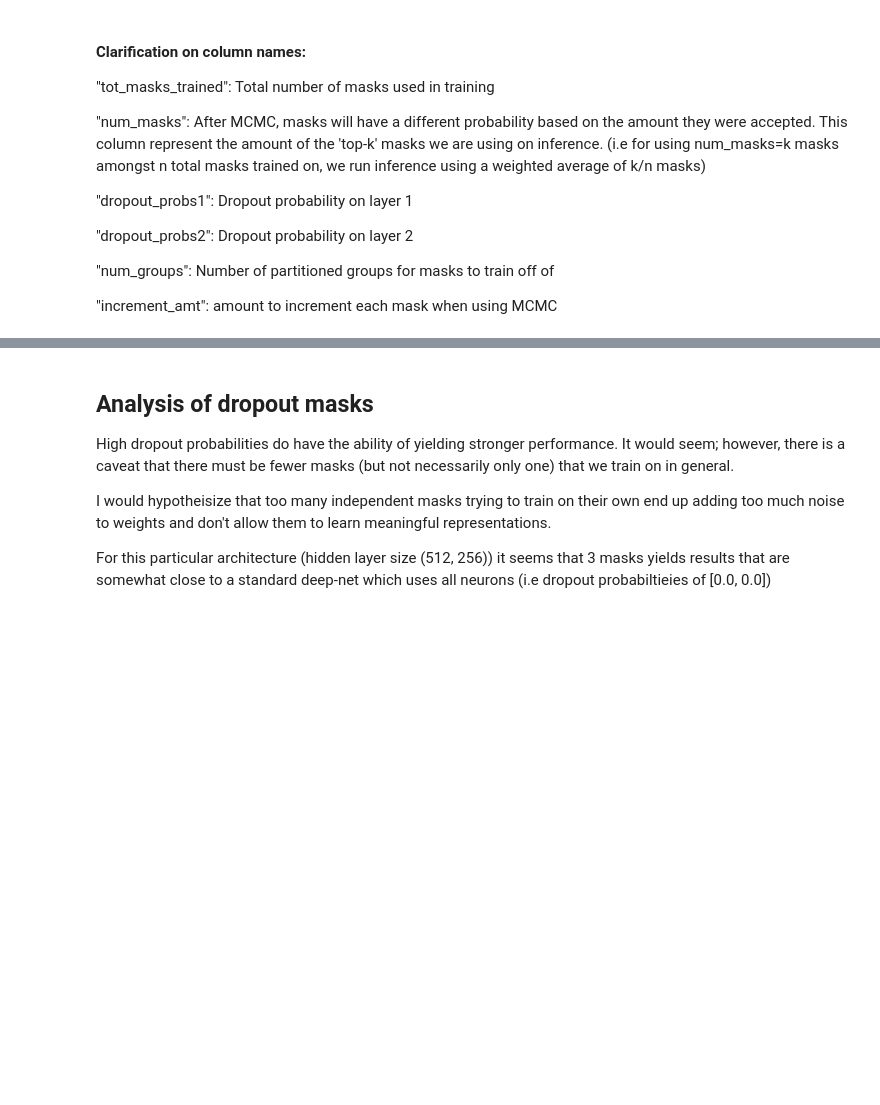
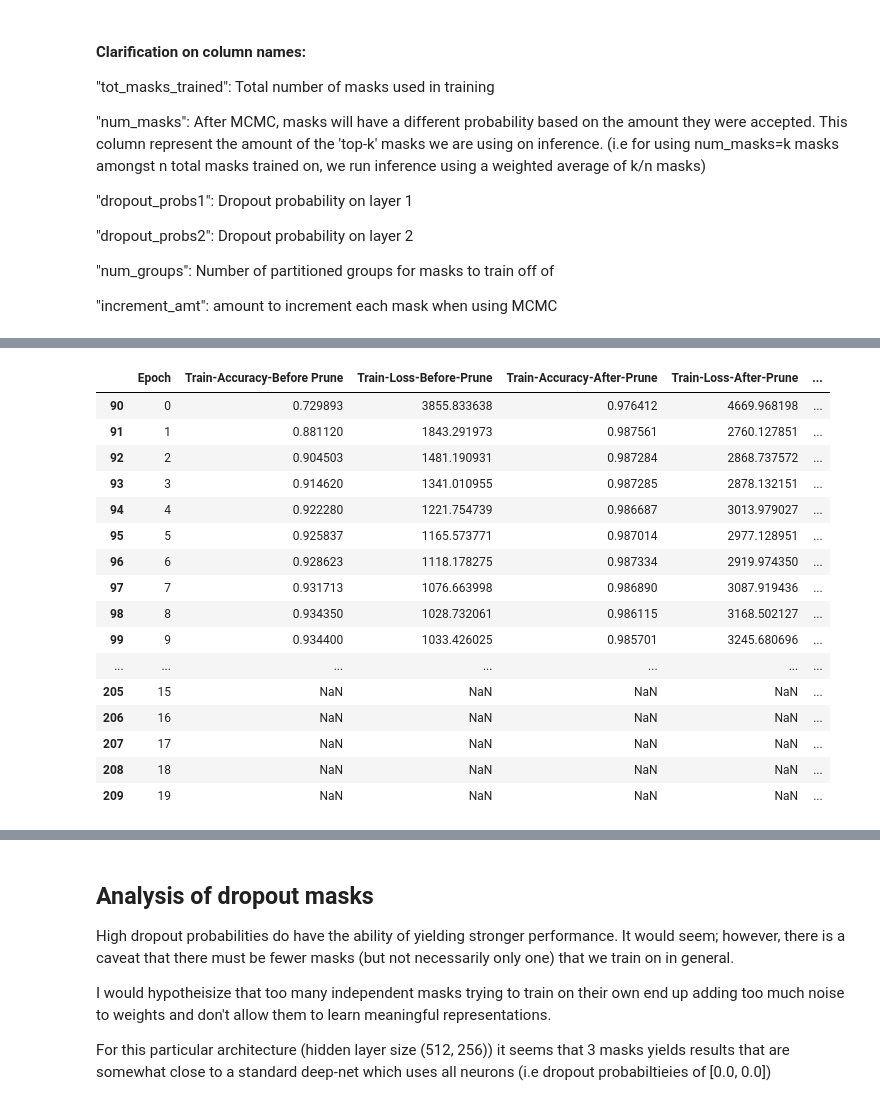
Before and after one commit to kunal-kapur/bayesian-ensemble, a Jupyter notebook: analyze_experiments.ipynb, the cells around one changed output, grey strips where cells are left out. Cells and saved outputs as stored; diff of their text form; code cells hidden in the pictures; blank space fills up the shorter version.

```diff
--- a/analyze_experiments.ipynb
+++ b/analyze_experiments.ipynb
@@ -41,0 +53,20 @@ for folder in os.listdir("experiments"):
+# %%
+df[df['Number-of-Masks'] == 50]
+# %% [output]
+|  | Epoch | Train-Accuracy-Before Prune | Train-Loss-Before-Prune | Train-Accuracy-After-Prune | Train-Loss-After-Prune | ... |
+| 90 | 0 | 0.729893 | 3855.833638 | 0.976412 | 4669.968198 | ... |
+| 91 | 1 | 0.881120 | 1843.291973 | 0.987561 | 2760.127851 | ... |
+| 92 | 2 | 0.904503 | 1481.190931 | 0.987284 | 2868.737572 | ... |
+| 93 | 3 | 0.914620 | 1341.010955 | 0.987285 | 2878.132151 | ... |
+| 94 | 4 | 0.922280 | 1221.754739 | 0.986687 | 3013.979027 | ... |
+| 95 | 5 | 0.925837 | 1165.573771 | 0.987014 | 2977.128951 | ... |
+| 96 | 6 | 0.928623 | 1118.178275 | 0.987334 | 2919.974350 | ... |
+| 97 | 7 | 0.931713 | 1076.663998 | 0.986890 | 3087.919436 | ... |
+| 98 | 8 | 0.934350 | 1028.732061 | 0.986115 | 3168.502127 | ... |
+| 99 | 9 | 0.934400 | 1033.426025 | 0.985701 | 3245.680696 | ... |
+| ... | ... | ... | ... | ... | ... | ... |
+| 205 | 15 | NaN | NaN | NaN | NaN | ... |
+| 206 | 16 | NaN | NaN | NaN | NaN | ... |
+| 207 | 17 | NaN | NaN | NaN | NaN | ... |
+| 208 | 18 | NaN | NaN | NaN | NaN | ... |
+| 209 | 19 | NaN | NaN | NaN | NaN | ... |
```
Also changed, not shown: parts of 12 cells of this notebook, 12 other files.
